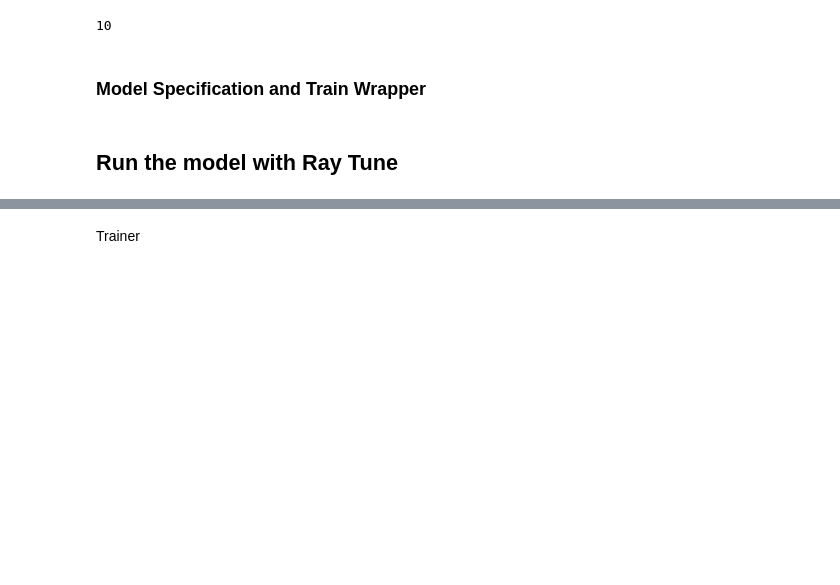
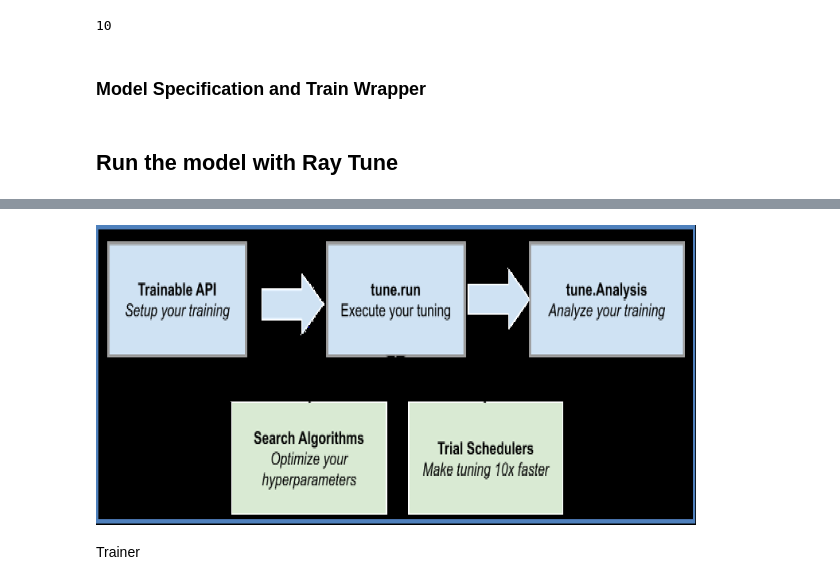
Before and after one commit to lcipolina/Ray_tutorials, a Jupyter notebook: 2_Ray_Tune_FeedFWD_Pytorch.ipynb, the cells around one changed output, grey strips where cells are left out. Saved outputs shown, nothing was run; the diff lists cells and outputs as text; code cells hidden in the pictures; blank space fills up the shorter version.

```diff
--- a/2_Ray_Tune_FeedFWD_Pytorch.ipynb
+++ b/2_Ray_Tune_FeedFWD_Pytorch.ipynb
@@ -265,3 +282,10 @@ def trainFF(config,data = None):
+# %%
+!curl -sS https://i.imgur.com/K8l1tgu.png > kp.jpg
+img= cv2.imread("kp.jpg")
+img= cv2.resize(img, (600,300), interpolation = cv2.INTER_AREA)
+cv2_imshow(img)
+# %% [output]
+[figure, added]
 # %%
 !pip install ray[default] # -> Install here, otherwise it breakes the environment
 !pip install ray torch torchvision
```
Also changed, not shown: parts of 11 cells of this notebook.
